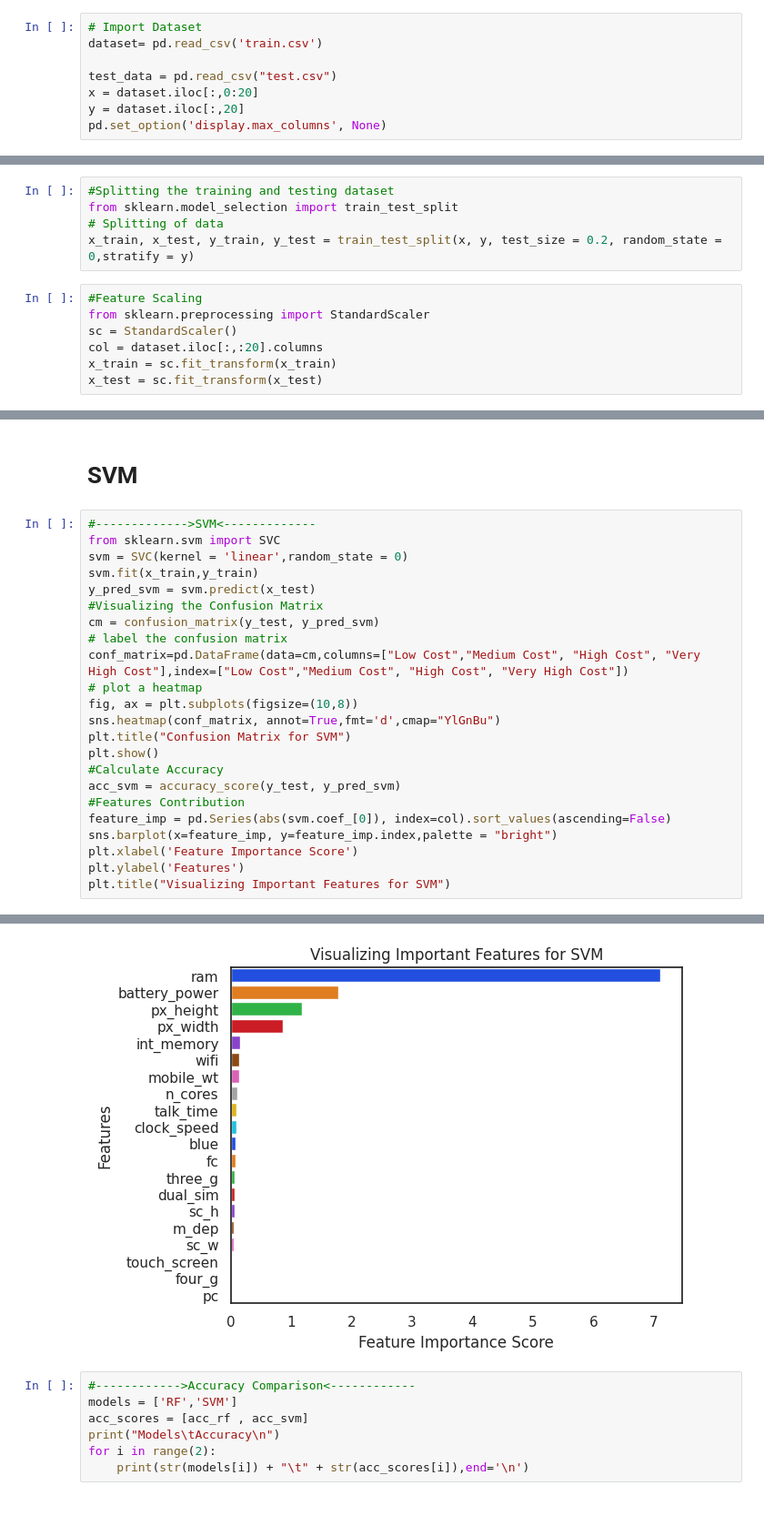
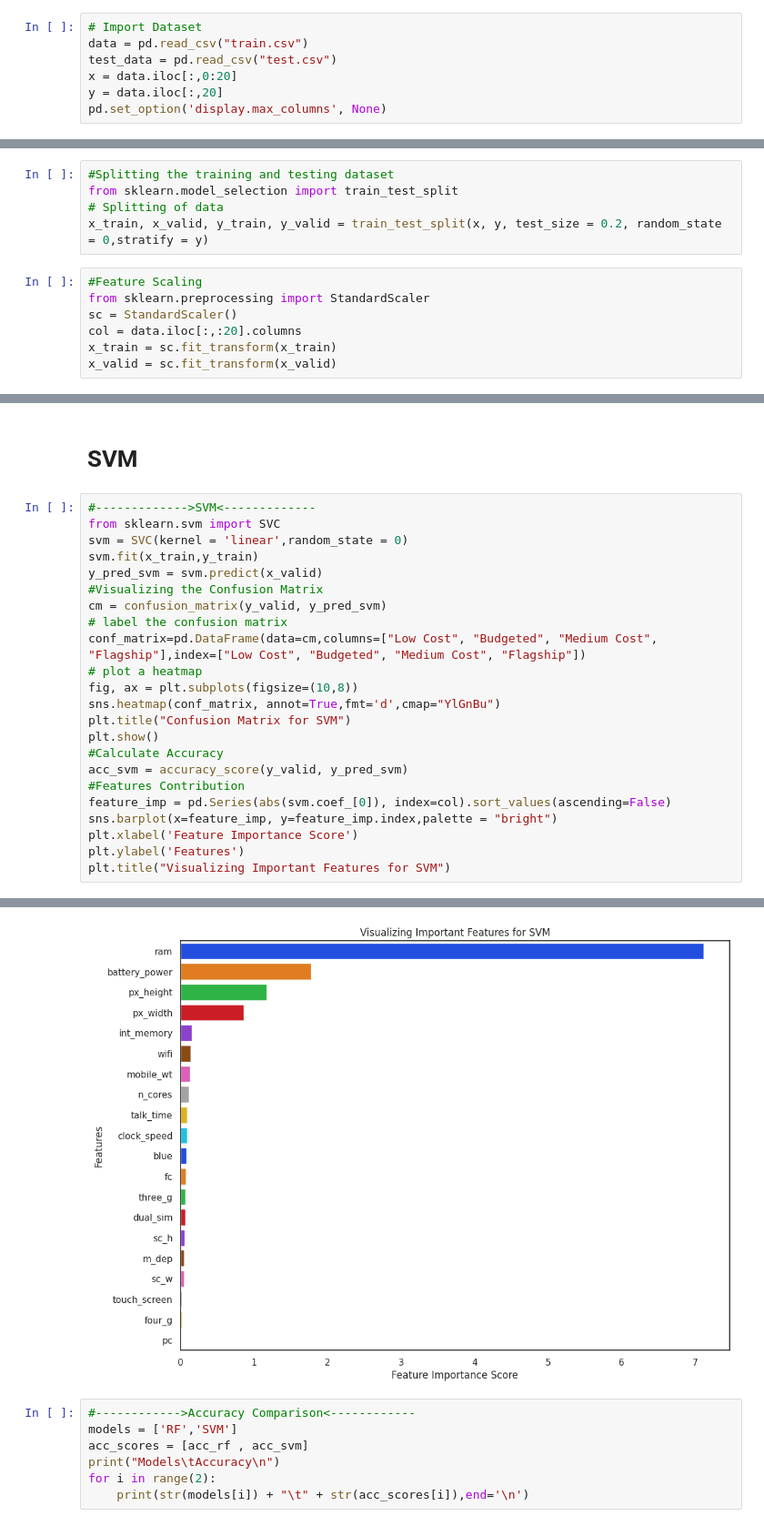
Before and after one commit to M7mdNassar/Mobile-Price-Classification, a Jupyter notebook: Mobile_Price_Classification_Project.ipynb, the cells around one changed output, grey strips where cells are left out. Shown at 91% size. Cells and saved outputs as stored; diff of their text form.

```diff
--- a/Mobile_Price_Classification_Project.ipynb
+++ b/Mobile_Price_Classification_Project.ipynb
@@ -19,11 +19,10 @@ warnings.filterwarnings("ignore")
 ## **Load dataset**
 # %%
 # Import Dataset
-dataset= pd.read_csv('train.csv')
-
+data = pd.read_csv("train.csv")
 test_data = pd.read_csv("test.csv")
-x = dataset.iloc[:,0:20]
-y = dataset.iloc[:,20]
+x = data.iloc[:,0:20]
+y = data.iloc[:,20]
 pd.set_option('display.max_columns', None)
 # %%
 #Inspecting the training Dataset
@@ -261,14 +221,14 @@ Text(0.5, 1.0, 'Correlation between Attributes and Price Range')
 #Splitting the training and testing dataset
 from sklearn.model_selection import train_test_split
 # Splitting of data
-x_train, x_test, y_train, y_test = train_test_split(x, y, test_size = 0.2, random_state = 0,stratify = y)
+x_train, x_valid, y_train, y_valid = train_test_split(x, y, test_size = 0.2, random_state = 0,stratify = y)
 # %%
 #Feature Scaling
 from sklearn.preprocessing import StandardScaler
 sc = StandardScaler()
-col = dataset.iloc[:,:20].columns
+col = data.iloc[:,:20].columns
 x_train = sc.fit_transform(x_train)
-x_test = sc.fit_transform(x_test)
+x_valid = sc.fit_transform(x_valid)
 # %% [markdown]
 # remove outliers
 # %%
@@ -329,18 +289,18 @@ Text(0.5, 1.0, 'Visualizing Important Features for Random Forest')
 from sklearn.svm import SVC
 svm = SVC(kernel = 'linear',random_state = 0)
 svm.fit(x_train,y_train)
-y_pred_svm = svm.predict(x_test)
+y_pred_svm = svm.predict(x_valid)
 #Visualizing the Confusion Matrix
-cm = confusion_matrix(y_test, y_pred_svm)
+cm = confusion_matrix(y_valid, y_pred_svm)
 # label the confusion matrix
-conf_matrix=pd.DataFrame(data=cm,columns=["Low Cost","Medium Cost", "High Cost", "Very High Cost"],index=["Low Cost","Medium Cost", "High Cost", "Very High Cost"])
+conf_matrix=pd.DataFrame(data=cm,columns=["Low Cost", "Budgeted", "Medium Cost", "Flagship"],index=["Low Cost", "Budgeted", "Medium Cost", "Flagship"])
 # plot a heatmap
 fig, ax = plt.subplots(figsize=(10,8))
 sns.heatmap(conf_matrix, annot=True,fmt='d',cmap="YlGnBu")
 plt.title("Confusion Matrix for SVM")
 plt.show()
 #Calculate Accuracy
-acc_svm = accuracy_score(y_test, y_pred_svm)
+acc_svm = accuracy_score(y_valid, y_pred_svm)
 #Features Contribution
 feature_imp = pd.Series(abs(svm.coef_[0]), index=col).sort_values(ascending=False)
 sns.barplot(x=feature_imp, y=feature_imp.index,palette = "bright")
@@ -352,5 +312,5 @@ plt.title("Visualizing Important Features for SVM")
 Text(0.5, 1.0, 'Visualizing Important Features for SVM')
-[figure, old version]
+[figure, new version]
 # %%
 #------------>Accuracy Comparison<------------
 models = ['RF','SVM']
```
Also changed, not shown: parts of 23 cells of this notebook.
